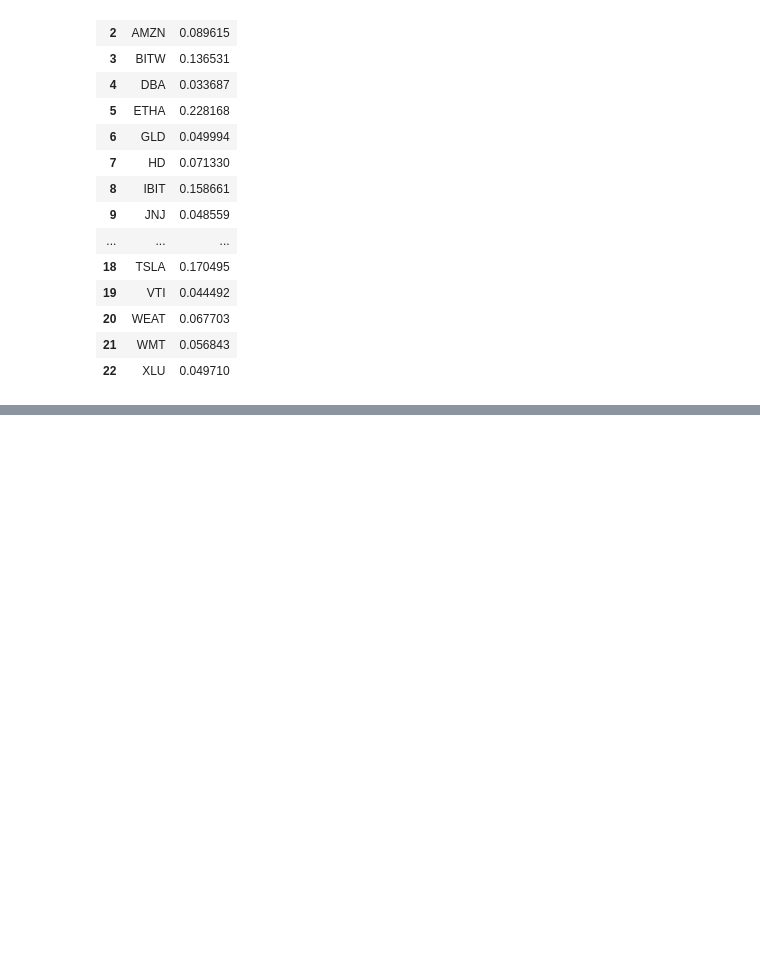
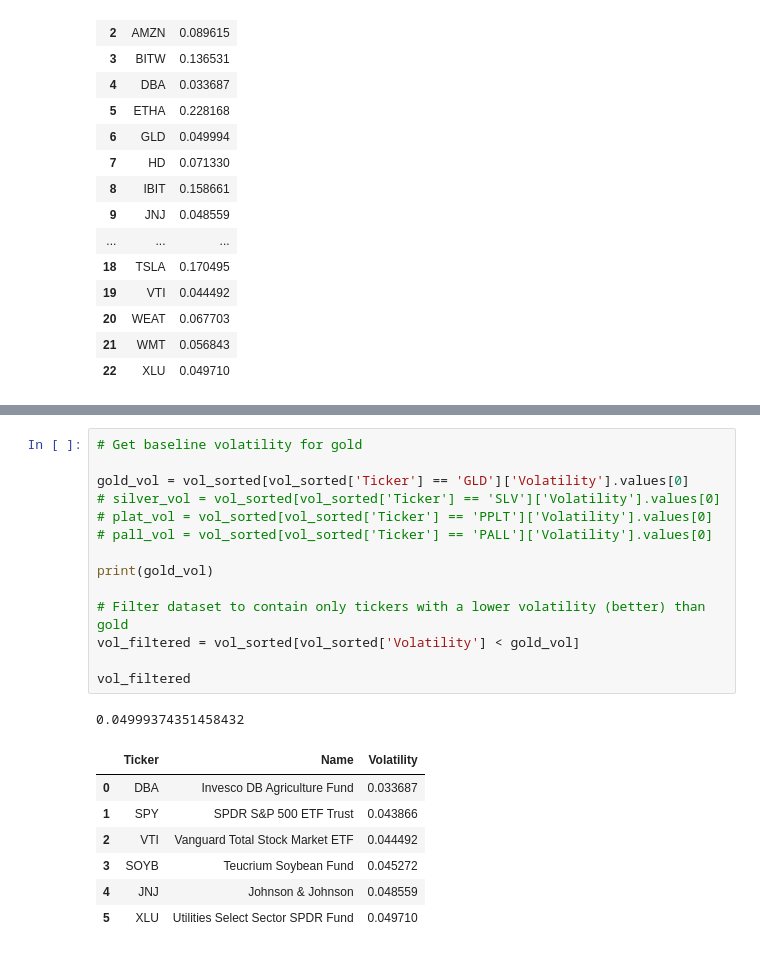
Before and after one commit to loganmcdavid11/Modern-Store-Of-Value, a Jupyter notebook: notebooks/brence.ipynb, the cells around one changed output, grey strips where cells are left out. Cells and saved outputs as stored; diff of their text form; blank space fills up the shorter version.

```diff
--- a/notebooks/brence.ipynb
+++ b/notebooks/brence.ipynb
@@ -202,0 +276,23 @@ volatility
+# %%
+# Get baseline volatility for gold
+
+gold_vol = vol_sorted[vol_sorted['Ticker'] == 'GLD']['Volatility'].values[0]
+# silver_vol = vol_sorted[vol_sorted['Ticker'] == 'SLV']['Volatility'].values[0]
+# plat_vol = vol_sorted[vol_sorted['Ticker'] == 'PPLT']['Volatility'].values[0]
+# pall_vol = vol_sorted[vol_sorted['Ticker'] == 'PALL']['Volatility'].values[0]
+
+print(gold_vol)
+
+# Filter dataset to contain only tickers with a lower volatility (better) than gold
+vol_filtered = vol_sorted[vol_sorted['Volatility'] < gold_vol]
+
+vol_filtered
+# %% [output]
+0.04999374351458432
+|  | Ticker | Name | Volatility |
+| 0 | DBA | Invesco DB Agriculture Fund | 0.033687 |
+| 1 | SPY | SPDR S&P 500 ETF Trust | 0.043866 |
+| 2 | VTI | Vanguard Total Stock Market ETF | 0.044492 |
+| 3 | SOYB | Teucrium Soybean Fund | 0.045272 |
+| 4 | JNJ | Johnson & Johnson | 0.048559 |
+| 5 | XLU | Utilities Select Sector SPDR Fund | 0.049710 |
```
Also changed, not shown: parts of 8 cells of this notebook.
